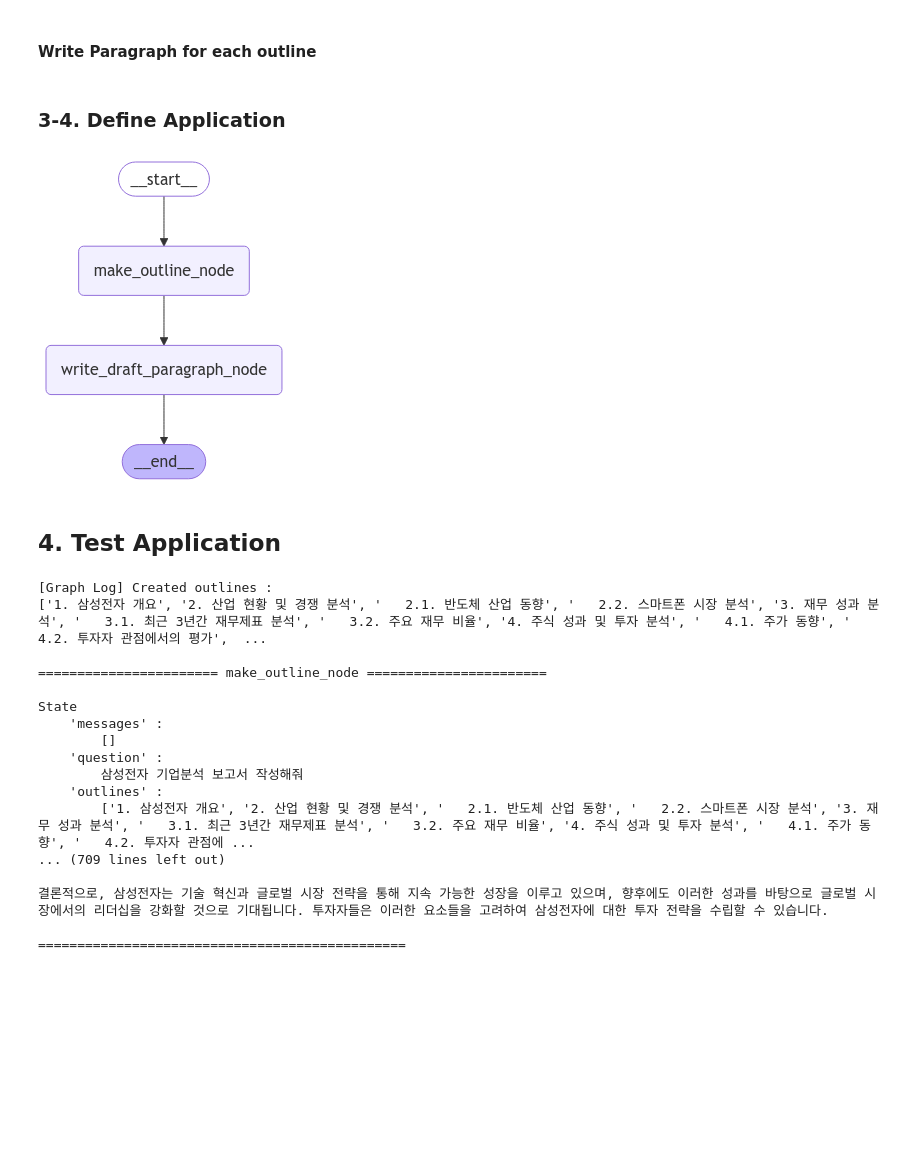
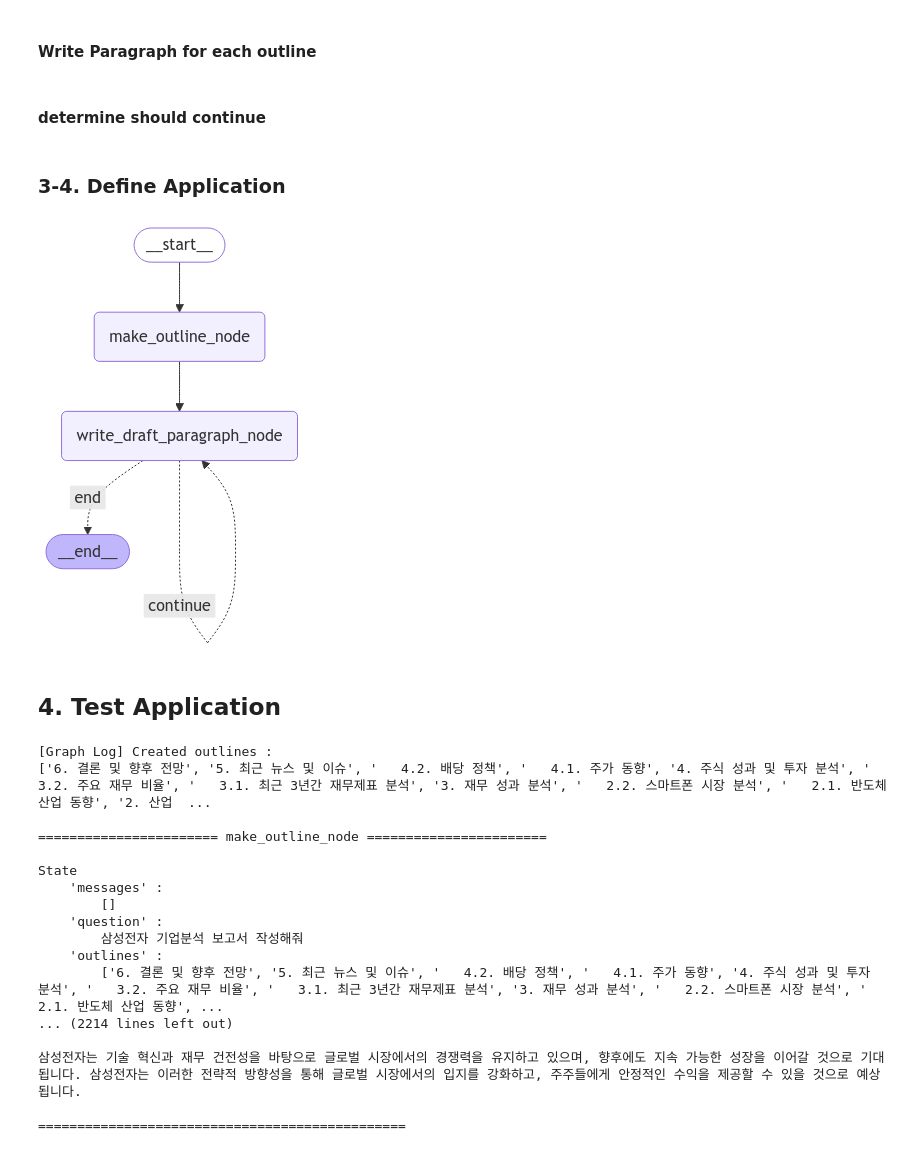
Before and after one commit to greatsangho/SKN05-FINAL-3TEAM, a Jupyter notebook: model/draft_writer.ipynb, the cells around one changed output. Saved outputs shown, nothing was run; the diff lists cells and outputs as text; code cells hidden in the pictures; blank space fills up the shorter version.

```diff
--- a/model/draft_writer.ipynb
+++ b/model/draft_writer.ipynb
@@ -330,2 +330,4 @@ def write_draft_paragraph_node(state : State) :
 
     return state
+# %% [markdown]
+#### determine should continue
@@ -335,27 +345,34 @@ def write_draft_paragraph_node(state : State) :
 from finpilot.draft import DraftProcess
 # %%
 workflow = StateGraph(State)
-draft_process = DraftProcess(DATA_DIR)
+draft_process = DraftProcess(data_dir=DATA_DIR)
 
 workflow.add_node("write_draft_paragraph_node", draft_process.write_draft_paragraph_node)
 workflow.add_node("make_outline_node", draft_process.make_outline_node)
 
 workflow.add_edge(START, "make_outline_node")
 workflow.add_edge("make_outline_node", "write_draft_paragraph_node")
-workflow.add_edge("write_draft_paragraph_node", END)
+workflow.add_conditional_edges(
+    "write_draft_paragraph_node",
+    draft_process.should_continue,
+    {
+        "end" : END,
+        "continue" : "write_draft_paragraph_node"
+    }
+)
 
 app = workflow.compile()
 
 display(Image(app.get_graph().draw_mermaid_png()))
 # %% [output]
-[figure, old version]
+[figure, new version]
 # %% [markdown]
 ## 4. Test Application
 # %%
 test_app(app, {"question" : "삼성전자 기업분석 보고서 작성해줘"})
 # %% [output]
 [Graph Log] Created outlines :
-['1. 삼성전자 개요', '2. 산업 현황 및 경쟁 분석', '   2.1. 반도체 산업 동향', '   2.2. 스마트폰 시장 분석', '3. 재무 성과 분석', '   3.1. 최근 3년간 재무제표 분석', '   3.2. 주요 재무 비율', '4. 주식 성과 및 투자 분석', '   4.1. 주가 동향', '   4.2. 투자자 관점에서의 평가',  ...
+['6. 결론 및 향후 전망', '5. 최근 뉴스 및 이슈', '   4.2. 배당 정책', '   4.1. 주가 동향', '4. 주식 성과 및 투자 분석', '   3.2. 주요 재무 비율', '   3.1. 최근 3년간 재무제표 분석', '3. 재무 성과 분석', '   2.2. 스마트폰 시장 분석', '   2.1. 반도체 산업 동향', '2. 산업  ...
 
 ======================= make_outline_node =======================
 
@@ -365,10 +382,10 @@ State
     'question' :
         삼성전자 기업분석 보고서 작성해줘
     'outlines' :
-        ['1. 삼성전자 개요', '2. 산업 현황 및 경쟁 분석', '   2.1. 반도체 산업 동향', '   2.2. 스마트폰 시장 분석', '3. 재무 성과 분석', '   3.1. 최근 3년간 재무제표 분석', '   3.2. 주요 재무 비율', '4. 주식 성과 및 투자 분석', '   4.1. 주가 동향', '   4.2. 투자자 관점에 ...
-... (709 lines left out)
+        ['6. 결론 및 향후 전망', '5. 최근 뉴스 및 이슈', '   4.2. 배당 정책', '   4.1. 주가 동향', '4. 주식 성과 및 투자 분석', '   3.2. 주요 재무 비율', '   3.1. 최근 3년간 재무제표 분석', '3. 재무 성과 분석', '   2.2. 스마트폰 시장 분석', '   2.1. 반도체 산업 동향', ...
+... (2214 lines left out)
 
-결론적으로, 삼성전자는 기술 혁신과 글로벌 시장 전략을 통해 지속 가능한 성장을 이루고 있으며, 향후에도 이러한 성과를 바탕으로 글로벌 시장에서의 리더십을 강화할 것으로 기대됩니다. 투자자들은 이러한 요소들을 고려하여 삼성전자에 대한 투자 전략을 수립할 수 있습니다.
+삼성전자는 기술 혁신과 재무 건전성을 바탕으로 글로벌 시장에서의 경쟁력을 유지하고 있으며, 향후에도 지속 가능한 성장을 이어갈 것으로 기대됩니다. 삼성전자는 이러한 전략적 방향성을 통해 글로벌 시장에서의 입지를 강화하고, 주주들에게 안정적인 수익을 제공할 수 있을 것으로 예상됩니다.
 
 ===============================================
 # %%
```
Also changed, not shown: parts of 3 cells of this notebook, 4 other files.
